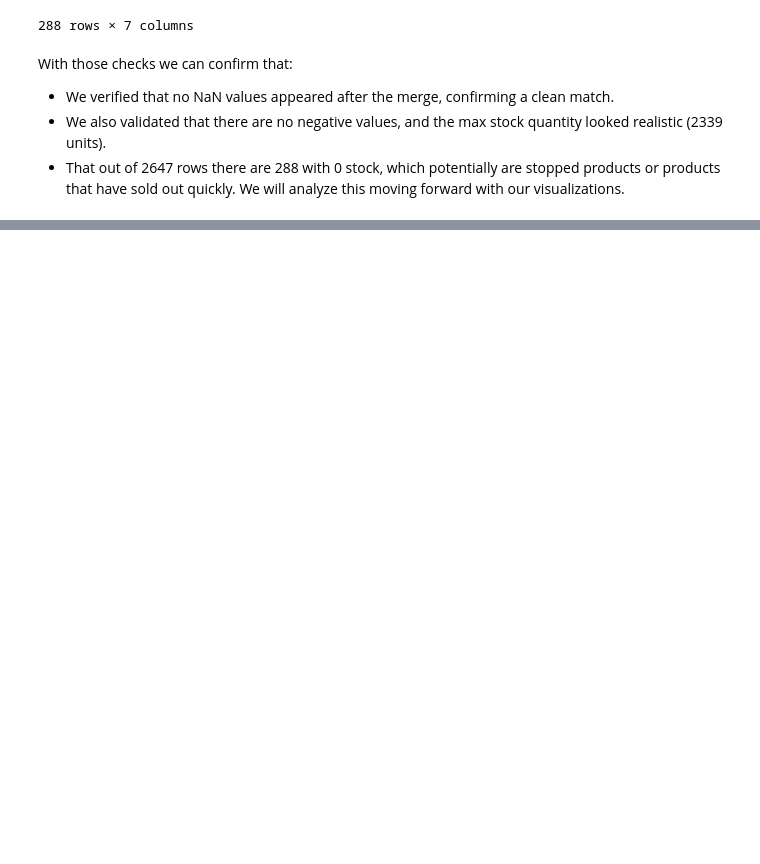
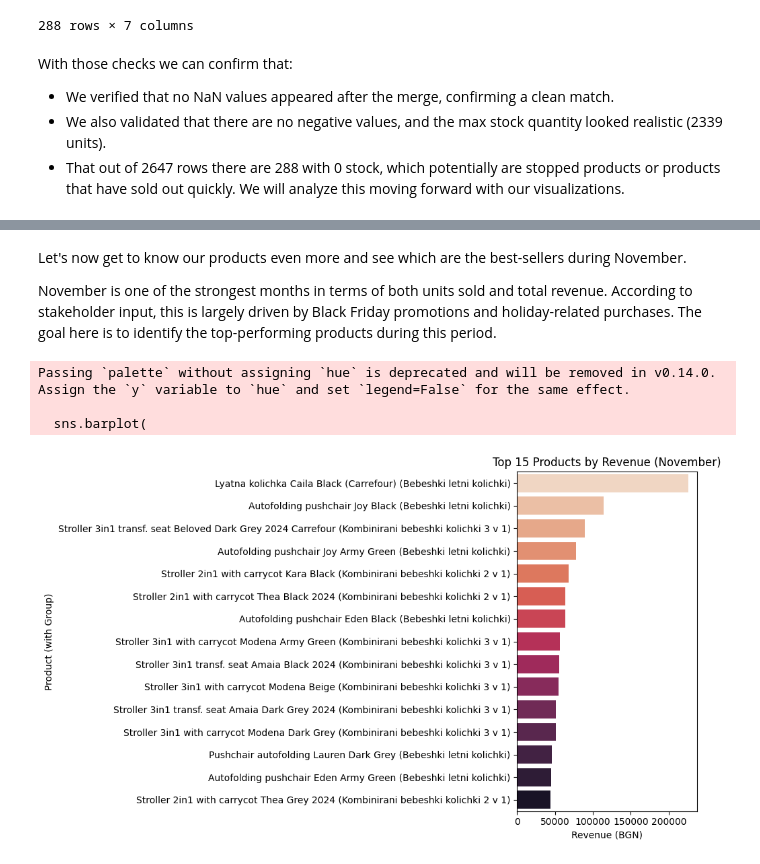
Before and after one commit to AntoDavidov/model, a Jupyter notebook: master-kikka-boo-predictor.ipynb, the cells around one changed output, grey strips where cells are left out. Drawn from its saved outputs; the diff is of its cells as text; code cells hidden in the pictures; blank space fills up the shorter version.

```diff
--- a/master-kikka-boo-predictor.ipynb
+++ b/master-kikka-boo-predictor.ipynb
@@ -444,0 +573,39 @@ With those checks we can confirm that:
+# %% [markdown]
+Let's now get to know our products even more and see which are the best-sellers during November.
+
+November is one of the strongest months in terms of both units sold and total revenue. According to stakeholder input, this is largely driven by Black Friday promotions and holiday-related purchases. The goal here is to identify the top-performing products during this period.
+# %%
+november_sales = merged_df[merged_df['Month'].dt.month == 11]
+
+top_november_products = (
+    november_sales
+    .groupby(['SKU', 'Product Description', 'Product Group Label'])[['Quantity', 'Revenue']]
+    .sum()
+    .sort_values(by='Revenue', ascending=False)
+    .head(15)
+    .reset_index()
+)
+
+top_november_products['Label'] = (
+    top_november_products['Product Description'] +
+    ' (' + top_november_products['Product Group Label'] + ')'
+)
+
+plt.figure(figsize=(10, 6))
+sns.barplot(
+    data=top_november_products.sort_values(by='Revenue'),
+    y='Label',
+    x='Revenue',
+    palette='rocket'
+)
+plt.title('Top 15 Products by Revenue (November)')
+plt.xlabel('Revenue (BGN)')
+plt.ylabel('Product (with Group)')
+plt.tight_layout()
+plt.gca().invert_yaxis()
+plt.show()
+# %% [output]
+Passing `palette` without assigning `hue` is deprecated and will be removed in v0.14.0. Assign the `y` variable to `hue` and set `legend=False` for the same effect.
+
+  sns.barplot(
+[figure, added]
```
Also changed, not shown: parts of 23 cells of this notebook.
